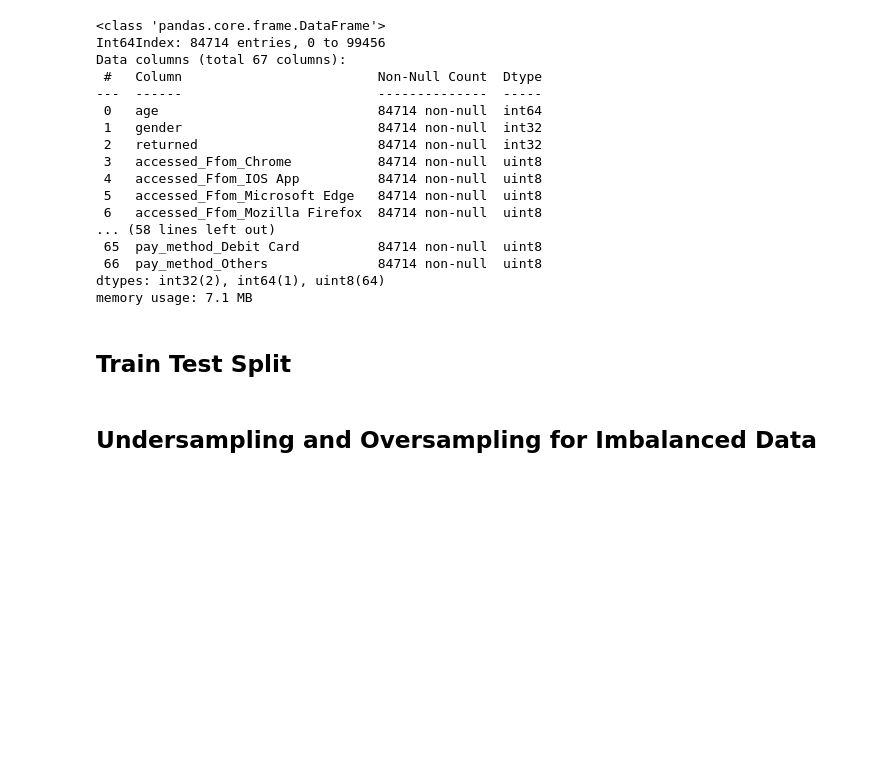
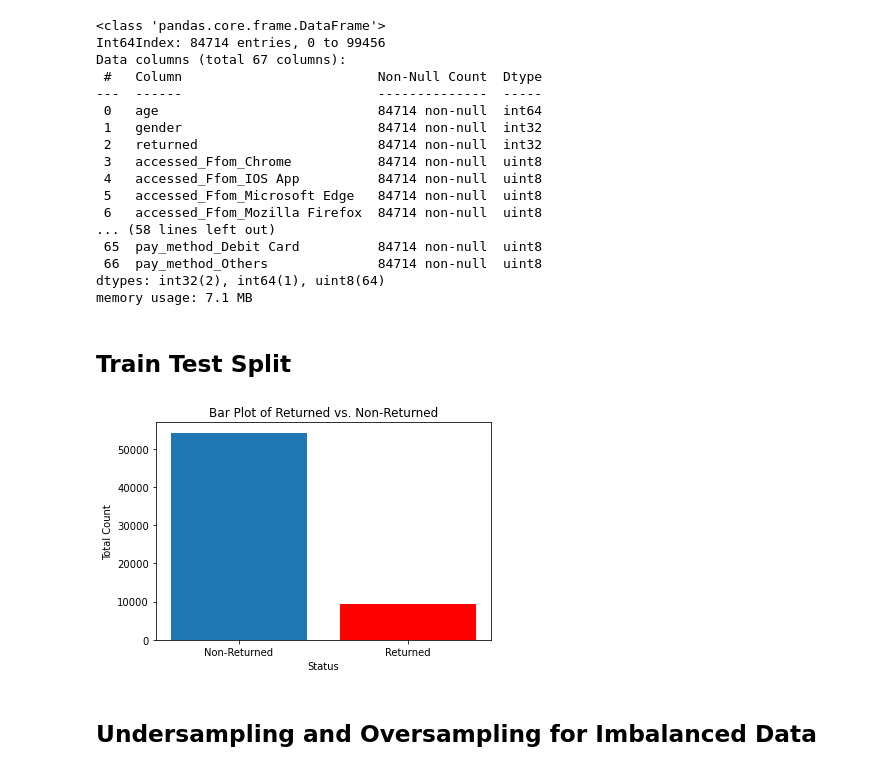
Before and after one commit to s-callejo/AI-Academy-capstone-project-team2, a Jupyter notebook: index.ipynb, the cells around one changed output. Cells and saved outputs as stored; diff of their text form; code cells hidden in the pictures; blank space fills up the shorter version.

```diff
--- a/index.ipynb
+++ b/index.ipynb
@@ -376,32 +376,36 @@ X_train, X_test, y_train, y_test = train_test_split(X, y, test_size=0.25, random
 # %%
 #zeros = df[df_encoded['returned'] == 0]
 #ones = df[df_encoded['returned'] == 1]
 
 counts = y_train.value_counts()
 plt.bar(counts.index,
        counts.values)
+
+plt.gca().patches[1].set_facecolor('red')
 
 plt.xlabel('Status')
 plt.ylabel('Total Count')
 plt.title('Bar Plot of Returned vs. Non-Returned')
 plt.xticks(counts.index,
           ['Non-Returned', 'Returned'])
 plt.show()
 
 # returned_counts = y_train.cumsum()
 # non_returned_counts = (1 - y_train).cumsum()
 
 # jitter = np.random.normal(scale=0.1, size=len(y_train))
 
 # plt.scatter(range(1, len(y_train) + 1) + jitter, returned_counts, marker = 'o', label='Returned', color = 'blue', alpha=0.5)
 # plt.scatter(range(1, len(y_train) + 1) + jitter, non_returned_counts, marker = 'o', label='Non-Returned', color = 'red',alpha=0.5)
 
 # plt.xlabel('Sample Size')
 # plt.ylabel('Total Count')
 # plt.title('Scatter Plot of Returned vs. Non-Returned')
 # plt.legend()
 
 # plt.show()
+# %% [output]
+[figure, added]
 # %% [markdown]
 ## Undersampling and Oversampling for Imbalanced Data
 # %%
```
